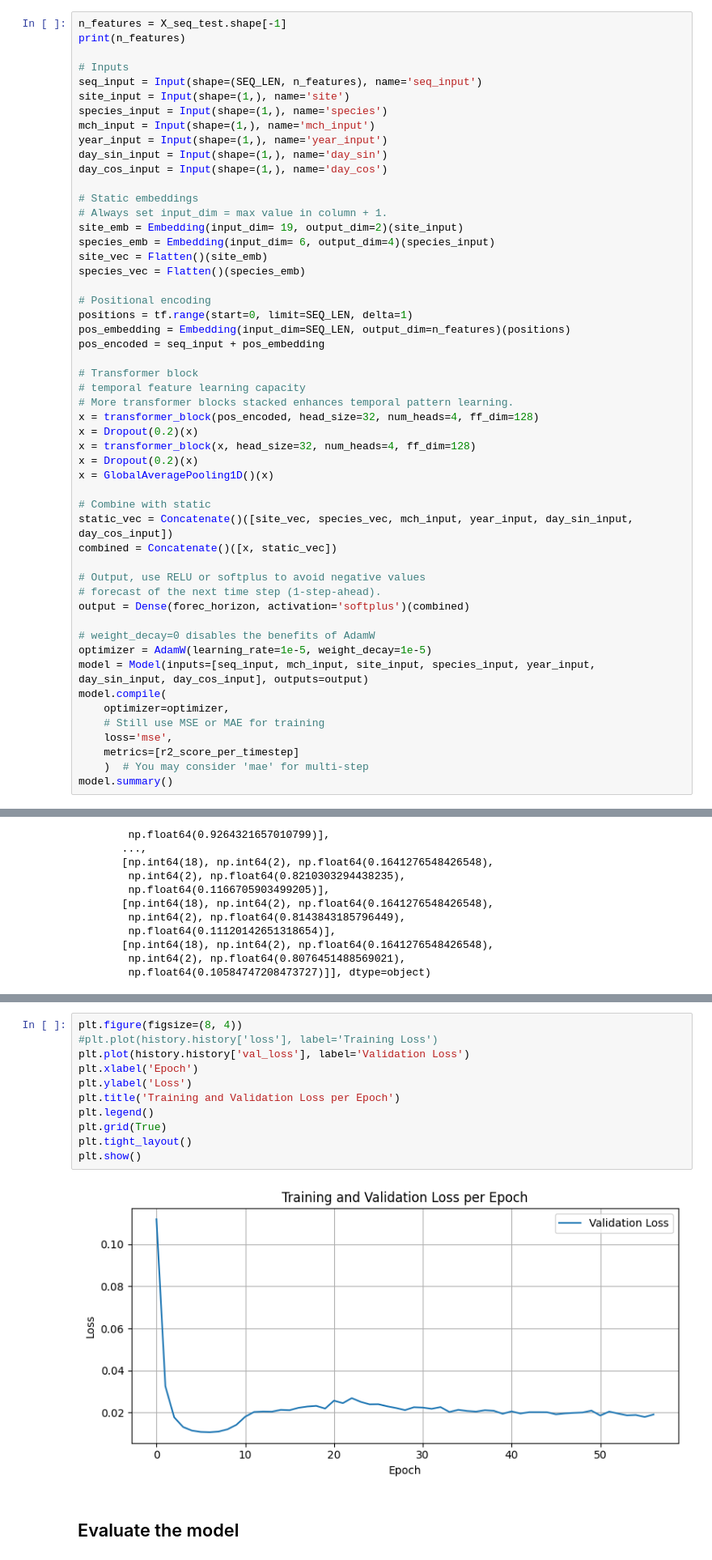
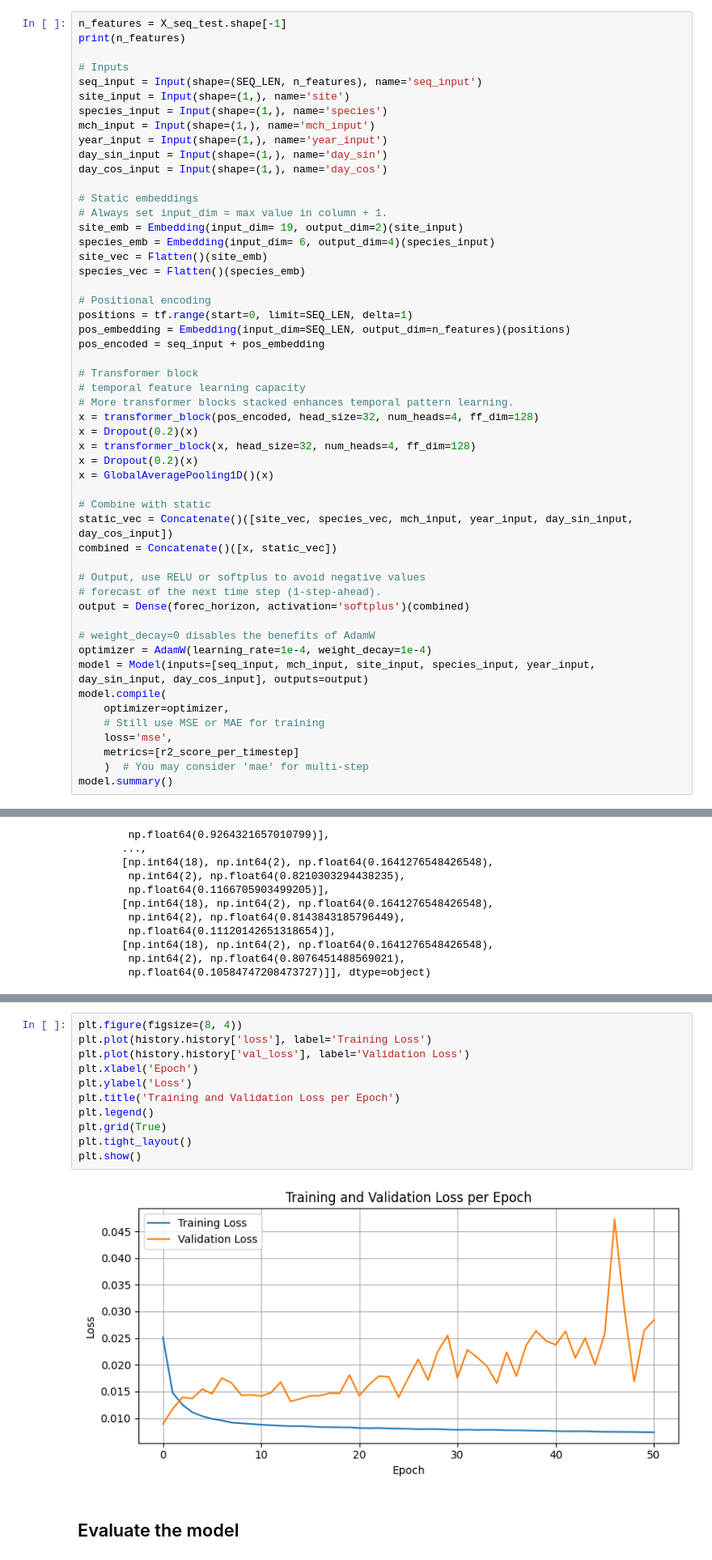
Before and after one commit to salomes97/Tree-Water-Deficit-Private, a Jupyter notebook: Transformer_Timeseries_Forecasting.ipynb, the cells around one changed output, grey strips where cells are left out. Shown: that part at 81% size. Drawn from its saved outputs; the diff is of its cells as text.

Commit message:
learning_rate=1e-4, weight_decay=1e-4

```diff
--- a/Transformer_Timeseries_Forecasting.ipynb
+++ b/Transformer_Timeseries_Forecasting.ipynb
@@ -455,7 +455,7 @@ combined = Concatenate()([x, static_vec])
 output = Dense(forec_horizon, activation='softplus')(combined)
 
 # weight_decay=0 disables the benefits of AdamW
-optimizer = AdamW(learning_rate=1e-5, weight_decay=1e-5)
+optimizer = AdamW(learning_rate=1e-4, weight_decay=1e-4)
 model = Model(inputs=[seq_input, mch_input, site_input, species_input, year_input, day_sin_input, day_cos_input], outputs=output)
 model.compile(
     optimizer=optimizer,
@@ -721,16 +709,16 @@ plt.show()
 # %%
 plt.figure(figsize=(8, 4))
-#plt.plot(history.history['loss'], label='Training Loss')
+plt.plot(history.history['loss'], label='Training Loss')
 plt.plot(history.history['val_loss'], label='Validation Loss')
 plt.xlabel('Epoch')
 plt.ylabel('Loss')
 plt.title('Training and Validation Loss per Epoch')
 plt.legend()
 plt.grid(True)
 plt.tight_layout()
 plt.show()
 # %% [output]
-[figure, old version]
+[figure, new version]
 # %% [markdown]
 ## Evaluate the model
 # %%
```
Also changed, not shown: parts of 3 cells of this notebook.
